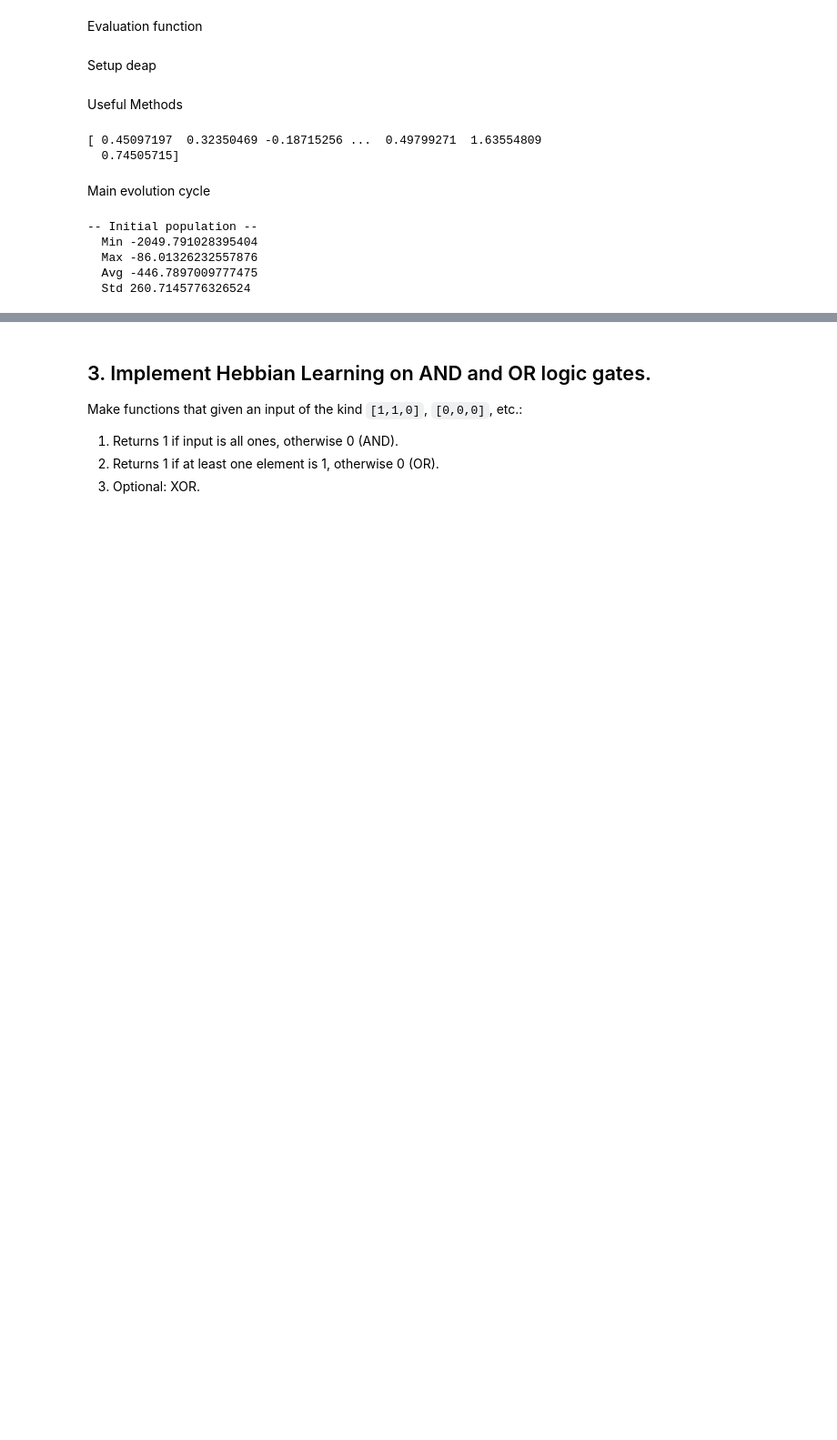
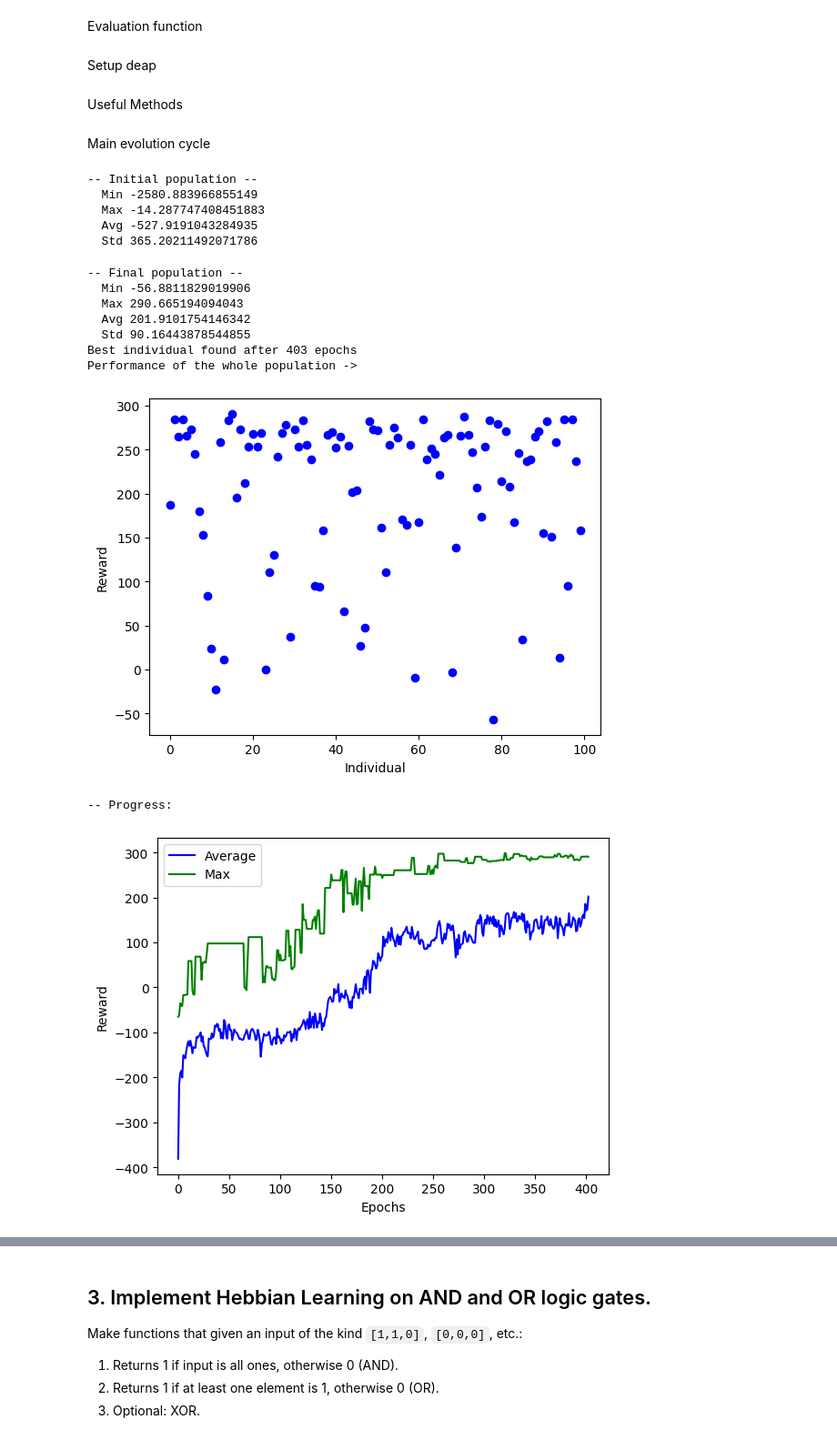
Before and after one commit to AlessandroBarbiero/Deep-Learning-for-Games-labs, a Jupyter notebook: lab7.ipynb, the cells around one changed output, grey strips where cells are left out. Shown at 91% size. Cells and saved outputs as stored; diff of their text form; code cells hidden in the pictures; blank space fills up the shorter version.

```diff
--- a/lab7.ipynb
+++ b/lab7.ipynb
@@ -557,7 +557,7 @@ toolbox.register("population", tools.initRepeat, list, toolbox.individual)
 # CXPB_ATT -> probability that a couple of attributes is swapped
 # MUTPB_IND -> probability for mutating an individual
 # MUTPB_ATT -> probability for mutating an attribute of an individual
-CXPB, CXPB_ATT, MUTPB_IND, MUTPB_ATT = 0.2, 0.05, 0.5, 0.05
+CXPB, CXPB_ATT, MUTPB_IND, MUTPB_ATT = 0.2, 0.05, 0.6, 0.1
 
 # Evaluate the model over 3 games looking at his average reward
 toolbox.register("evaluate", playGames, env, 3) # Free parameter model
@@ -622,26 +622,14 @@ def show_performance(rewards):
     plt.ylabel("Reward")
     plt.show()
 
-def show_history(history_avg, history_max, history_min):
+def show_history(history_avg, history_max):
     epochs = range(len(history_avg))
     plt.plot(epochs, history_avg, color = "blue", label = "Average")
     plt.plot(epochs, history_max, color = "green", label = "Max")
-    plt.plot(epochs, history_min, color = "red", label = "Min")
     plt.xlabel("Epochs")
     plt.ylabel("Reward")
     plt.legend(loc="upper left")
     plt.show()
-# %%
-pop = toolbox.population(n=2)
-param1 = pop[0].parameters()
-param2 = pop[1].parameters()
-print(param1)
-toolbox.mate(param1, param2)
-pop[0].updatedParams(param1)
-pop[1].updatedParams(param2)
-# %% [output]
-[ 0.45097197  0.32350469 -0.18715256 ...  0.49799271  1.63554809
-  0.74505715]
 # %% [markdown]
 Main evolution cycle
 # %%
@@ -652,39 +640,47 @@ fits=findFitness()
 print("-- Initial population --")
 printStatistics(fits)
 history_avg = []
-history_min = []
 history_max = []
 avg = 0
 # Begin the evolution
-for g in tqdm(range(1000)):
+for g in tqdm(range(500)):
     if avg > 200:
         break
     offspring = createOffSpring(pop)
     # Apply crossover and mutation on the offspring
     mateAndMutate(offspring)
     # Evaluate the individuals with an invalid fitness
     invalid_ind = [ind for ind in offspring if not ind.fitness.valid]
     evaluate(invalid_ind)
     pop = offspring
 
     fits=findFitness()
     # compute and save the average of the fitnesses
     avg = sum(fits)/len(fits)
     history_avg.append(avg)
-    history_min.append(min(fits))
     history_max.append(max(fits))
 
 
 print("-- Final population --")
 printStatistics(fits)
 print("Best individual found after", g, "epochs")
 print("Performance of the whole population ->")
 show_performance(fits)
 print("-- Progress:")
-show_history(history_avg, history_max, history_min)
+show_history(history_avg, history_max)
 # %% [output]
 -- Initial population --
-  Min -2049.791028395404
-  Max -86.01326232557876
-  Avg -446.7897009777475
-  Std 260.7145776326524
+  Min -2580.883966855149
+  Max -14.287747408451883
+  Avg -527.9191043284935
+  Std 365.20211492071786
+-- Final population --
+  Min -56.8811829019906
+  Max 290.665194094043
+  Avg 201.9101754146342
+  Std 90.16443878544855
+Best individual found after 403 epochs
+Performance of the whole population ->
+[figure, added]
+-- Progress:
+[figure, added]
```
Also changed, not shown: parts of 5 cells of this notebook, 1 other file.
